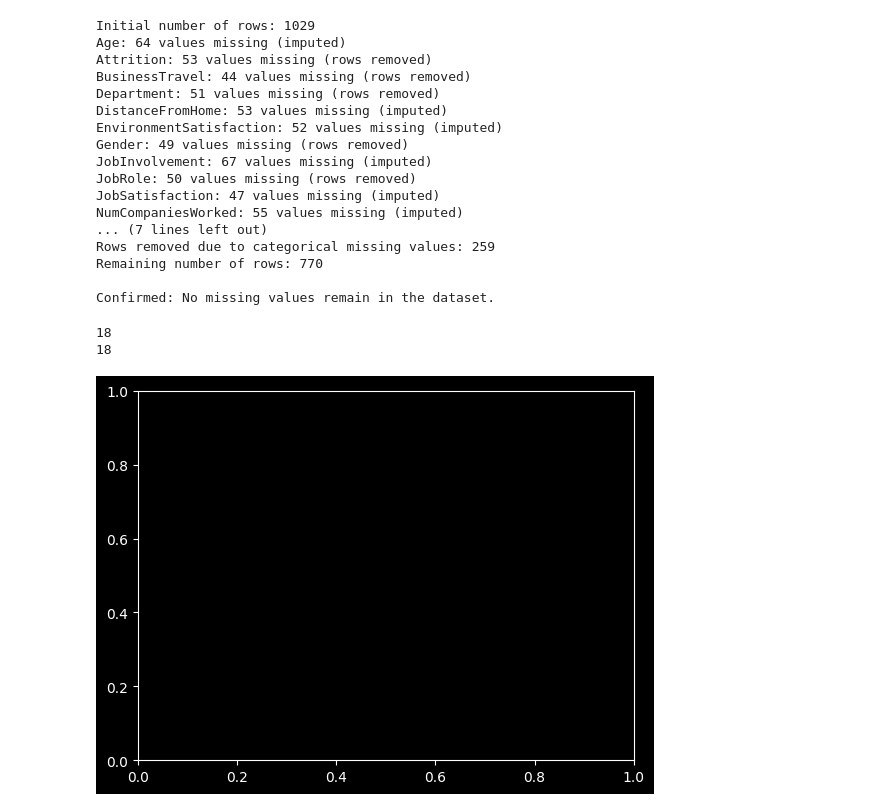
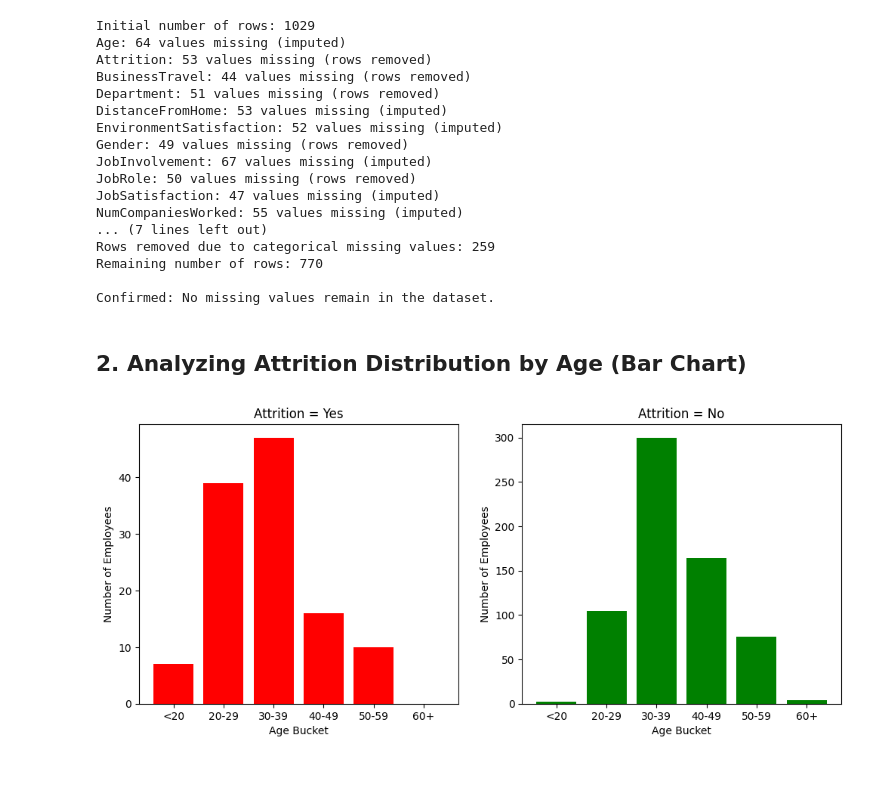
Before and after one commit to Xtreemes/CMPUT_175, a Jupyter notebook: assignment_2/attrition.ipynb, the cells around one changed output. Drawn from its saved outputs; the diff is of its cells as text; code cells hidden in the pictures; blank space fills up the shorter version.

```diff
--- a/assignment_2/attrition.ipynb
+++ b/assignment_2/attrition.ipynb
@@ -122,12 +126,57 @@ Rows removed due to categorical missing values: 259
 Remaining number of rows: 770
 
 Confirmed: No missing values remain in the dataset.
-# %%
-fig, ax = plt.subplots()
-
-print(data[0])
-print(headers)
-# %% [output]
-18
-18
-[figure, removed]
+# %% [markdown]
+## 2. Analyzing Attrition Distribution by Age (Bar Chart)
+# %%
+buckets = ("<20", "20-29", "30-39", "40-49", "50-59", "60+")
+fig, ax = plt.subplots(1, 2)
+fig.set_figwidth(12)  # set spacing so graphs aren't squished
+
+attrition_index = headers.index("Attrition")
+age_index = headers.index("Age")
+
+attrition_groups = [[], []]
+
+
+for entry in data:
+    if entry[attrition_index] == "Yes":
+        attrition_groups[0].append(entry)
+    else:
+        attrition_groups[1].append(entry)
+
+
+for key, value in enumerate(("Yes", "No")):
+    ax[key].set_title(f"Attrition = {value}")
+    ax[key].set(ylabel="Number of Employees", xlabel="Age Bucket")
+
+    group = attrition_groups[key].copy()
+
+    # setup bucket bounds
+    lower_bound = 0
+    upper_bound = 20
+
+    bucket_counts = []  # the # of entries in each bucket
+
+    for i in range(5):  # repeat for every bucket that has x-y range
+
+        running_total = 0
+
+        for j in range(len(group) -1, -1, -1):
+
+            entry = group[j]
+
+            if lower_bound <= entry[age_index] < upper_bound:
+                running_total += 1
+                del group[j]
+
+        bucket_counts.append(running_total)
+
+        lower_bound = upper_bound
+        upper_bound += 10
+
+    bucket_counts.append(len(group))  # all remaining entries will be 60+ years of age
+
+    ax[key].bar(buckets, bucket_counts, color=("Red", "Green")[key])
+# %% [output]
+[figure, added]
```
Also changed, not shown: parts of 7 cells of this notebook.
